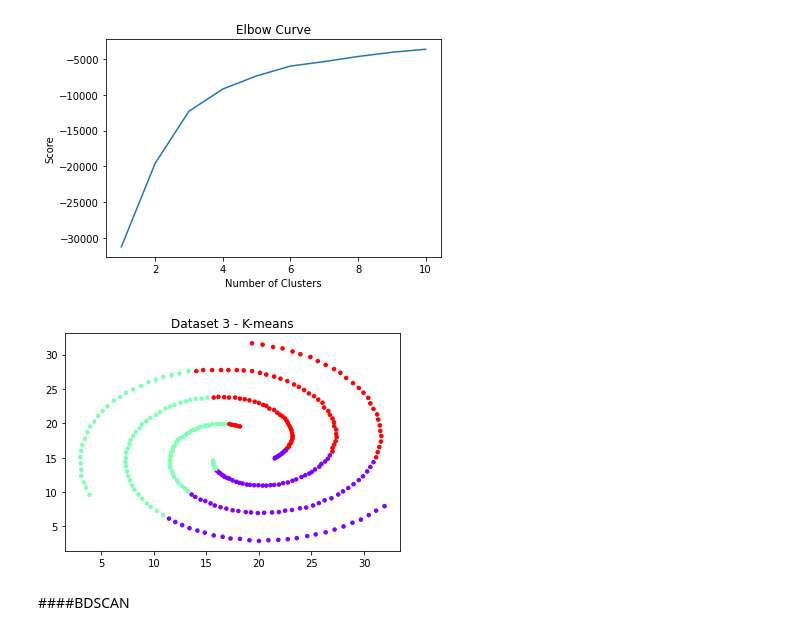
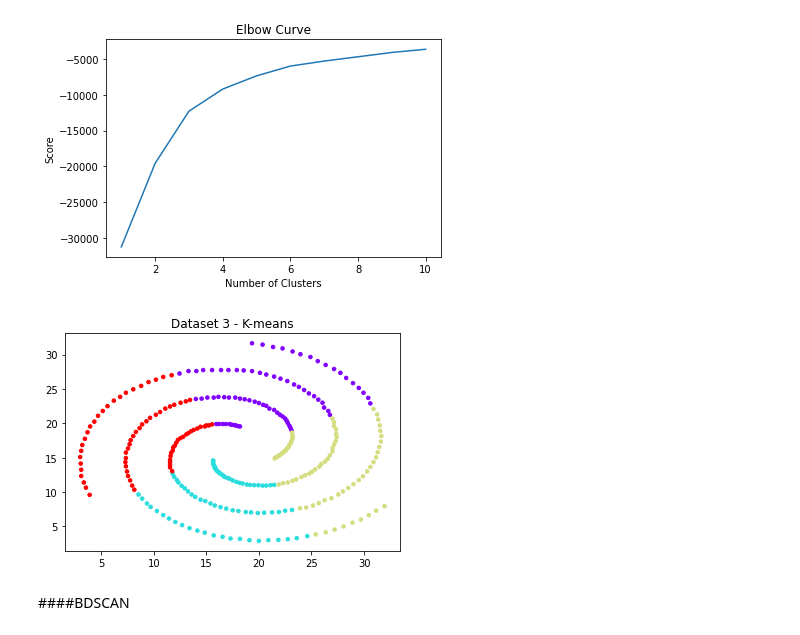
Before and after one commit to saeedgolzar/aml-course, a Jupyter notebook: Assignments/ML_HW3/AML_HW3.ipynb, the cells around one changed output. Saved outputs shown, nothing was run; the diff lists cells and outputs as text; code cells hidden in the pictures.

```diff
--- a/Assignments/ML_HW3/AML_HW3.ipynb
+++ b/Assignments/ML_HW3/AML_HW3.ipynb
@@ -558,14 +574,14 @@ plt.show()
 # %% [output]
 [figure]
 # %%
-kmeans = KMeans(n_clusters=3).fit(X)
+kmeans = KMeans(n_clusters=4).fit(X)
 y_kmeans = kmeans.predict(X)
 
 plt.scatter(X[:, 0], X[:, 1], c=y_kmeans, s=50, cmap='rainbow', marker='.')
 plt.title('Dataset 3 - K-means')
 plt.savefig("kmean-3.svg")
 # %% [output]
-[figure, old version]
+[figure, new version]
 # %% [markdown]
 ####BDSCAN
 # %%
```
Also changed, not shown: parts of 14 cells of this notebook.
